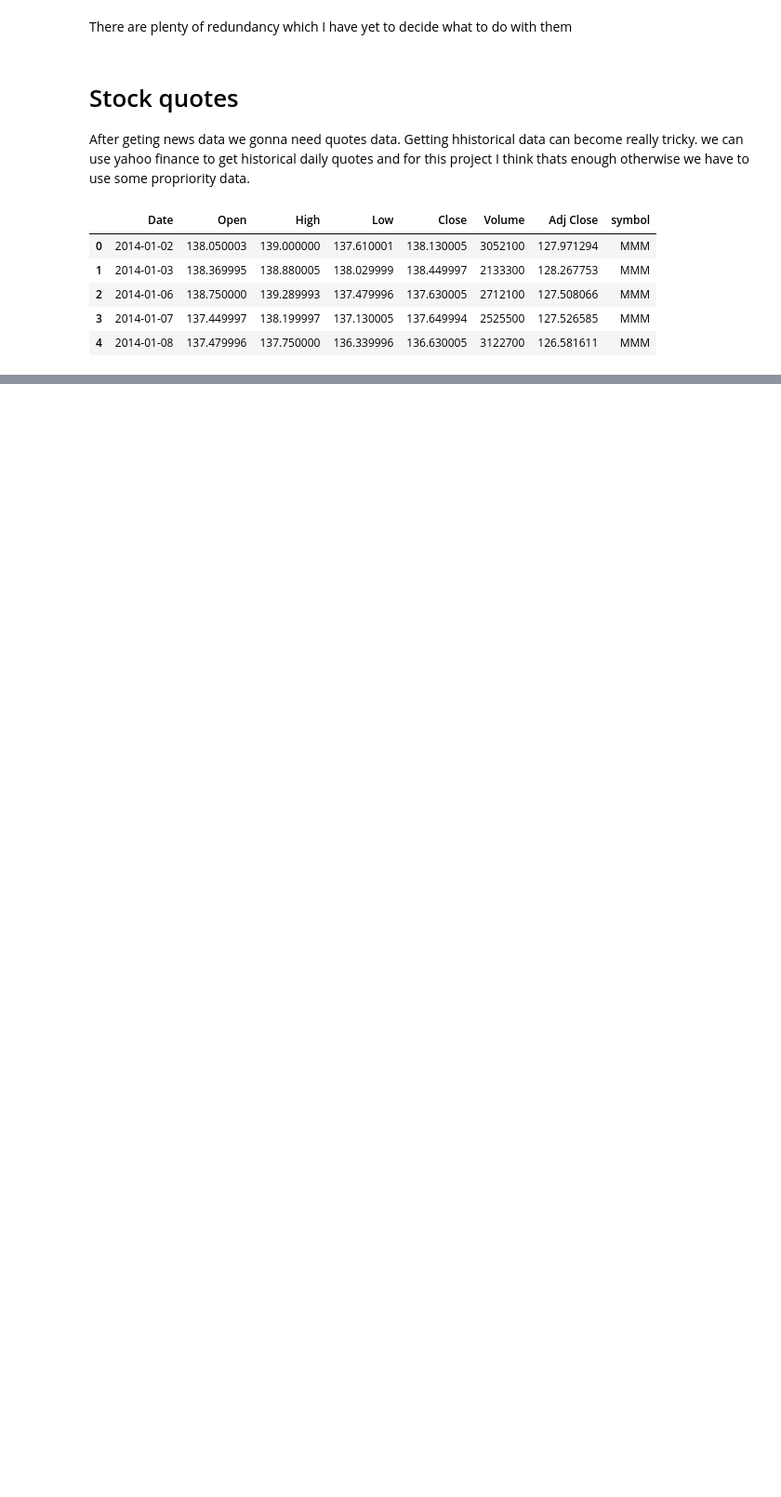
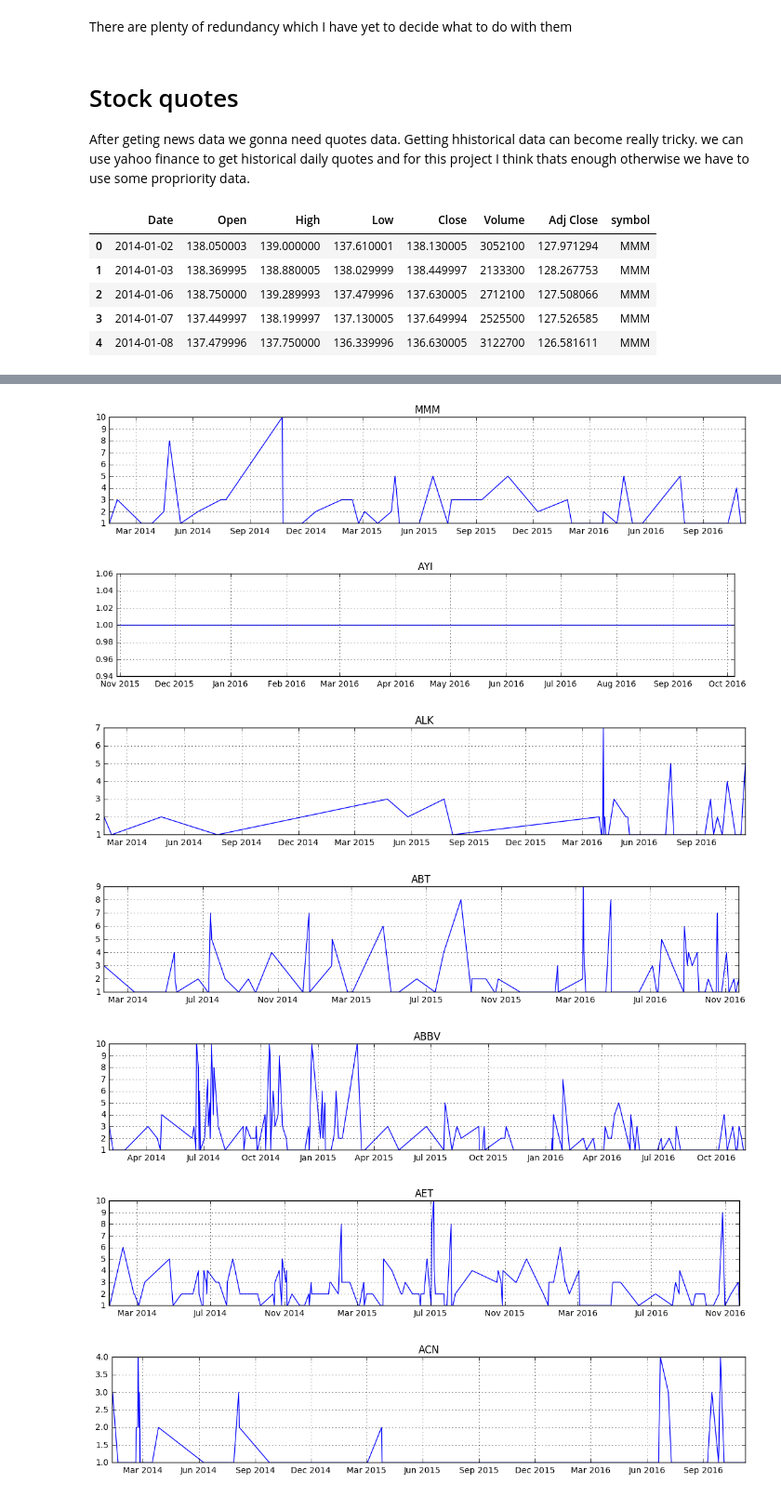
Before and after one commit to asarchami/GA, a Jupyter notebook: Capstone/capstone.ipynb, the cells around one changed output, grey strips where cells are left out. Shown at 93% size. Drawn from its saved outputs; the diff is of its cells as text; code cells hidden in the pictures; blank space fills up the shorter version.

```diff
--- a/Capstone/capstone.ipynb
+++ b/Capstone/capstone.ipynb
@@ -95,6 +98,8 @@ links.head()
 | 2 | By Lewis KrauskopfJan 30 Diversif... | 2014-01-30 | MMM | UPDATE 2-3M revenue growth slows,... | http://www.reuters.com//article/3... |
 | 3 | Jan 30 Diversified manufacturer 3... | 2014-01-30 | MMM | Manufacturer 3M posts 11 percent ... | http://www.reuters.com//article/3... |
 | 4 | 3M Co. has invested US$15 million... | 2014-03-10 | MMM | SINGAPORE PRESS-3M to lift N95 ma... | http://www.reuters.com//article/s... |
+# %%
+links['date'] = pd.to_datetime(links['date'], format='%Y-%m-%d')
 # %% [markdown]
 There are plenty of redundancy which I have yet to decide what to do with them
 # %% [markdown]
@@ -124,0 +163,20 @@ quotes.head()
+# %%
+for symbol in links.symbol.unique():
+    data=links[(links['symbol']==symbol)]
+    data=pd.pivot_table(data, index='date', values='article', aggfunc=np.count_nonzero).reset_index()
+
+    plt.figure(1, figsize=(30,5))
+    plt.subplot(222)
+    plt.plot('date', 'article', data=data)
+    plt.yscale('linear')
+    plt.title(symbol)
+    plt.grid(True)
+    plt.show()
+# %% [output]
+[figure, added]
+[figure, added]
+[figure, added]
+[figure, added]
+[figure, added]
+[figure, added]
+[figure, added]
```
Also changed, not shown: parts of 8 cells of this notebook.
